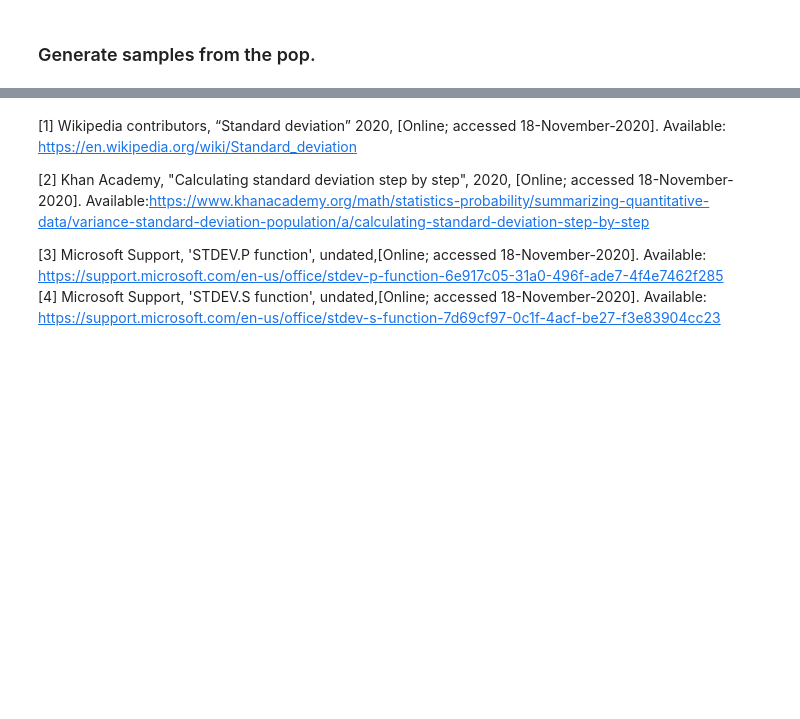
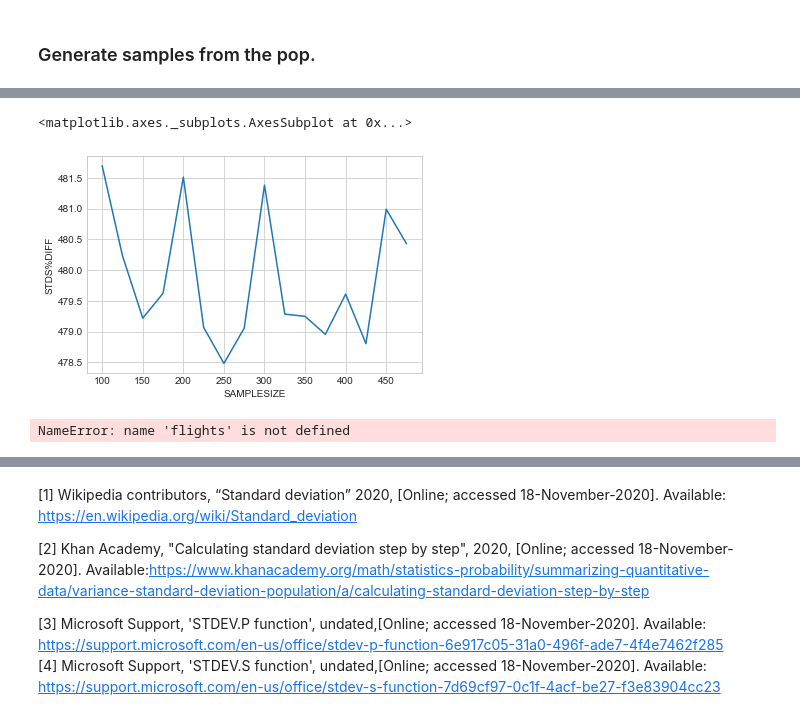
Before and after one commit to fionaoriordan/MLS_Tasks, a Jupyter notebook: Tasks.ipynb, the cells around one changed output, grey strips where cells are left out. Cells and saved outputs as stored; diff of their text form; code cells hidden in the pictures; blank space fills up the shorter version.

```diff
--- a/Tasks.ipynb
+++ b/Tasks.ipynb
@@ -556,0 +551,14 @@ np.random.randn(10)
+# %%
+mylist = []
+for i in variedpopsizes:
+    getstdpop(i)
+# %%
+# data1 = np.array(list(mylist))
+df = pd.DataFrame(mylist, columns=["POP","SAMPLESIZE","STDN", "STDN-1"])
+df['POPSTD'] = popstd
+#  adapted from https://stackoverflow.com/a/48867801
+
+# df['STDP%DIFF'] = (((df['STDN'] - df['POPSTD']).abs())/df['POPSTD'])*100
+# df['STDS%DIFF'] = (((df['STDN-1'] - df['POPSTD']).abs())/df['POPSTD'])*100
+# dfsorted = df.sort_values(by=['POP','SAMPLESIZE'])
+df
@@ -556,0 +579,10 @@ np.random.randn(10)
+# %%
+
+# print(df["STDPDIFF"].mean())
+# print(df["STDSDIFF"].mean())
+# # sns.scatterplot(data=df, x="STD", y="MEAN", hue="STDTYPE")
+# # plt.plot(popstd,popmean, 'ro')
+# # df
+# https://stackoverflow.com/questions/30328646/python-pandas-group-by-in-group-by-and-average
+dfmean = df.groupby(["POP",'SAMPLESIZE'], as_index= False).mean()
+dfmean
@@ -557,11 +624,16 @@ np.random.randn(10)
+# %%
+[dfmean.POP == 100]
+sns.lineplot(data= dfmean[dfmean.POP == 2000], x="SAMPLESIZE", y="STDS%DIFF")
+# %% [output]
+<matplotlib.axes._subplots.AxesSubplot at 0x...>
+[figure, added]
 # %%
 # biased_data = df.query("STDTYPE == 'Biased'")
 # unbiased_data = df.query("STDTYPE == 'Unbiased'")
 # sns.lineplot(data=biased_data, x="STD", y="MEAN", color = 'blue')
 # sns.lineplot(data=biased_data, x="STD", y="MEAN", color = 'red')
-plt.show()
-sns.lineplot(data=flights, x="STD", y="MEAN", hue="STD")
-plt.show()
+# %% [output]
+NameError: name 'flights' is not defined
 # %%
 import matplotlib.pyplot as plt
 import numpy as np
```
Also changed, not shown: parts of 20 cells of this notebook.
